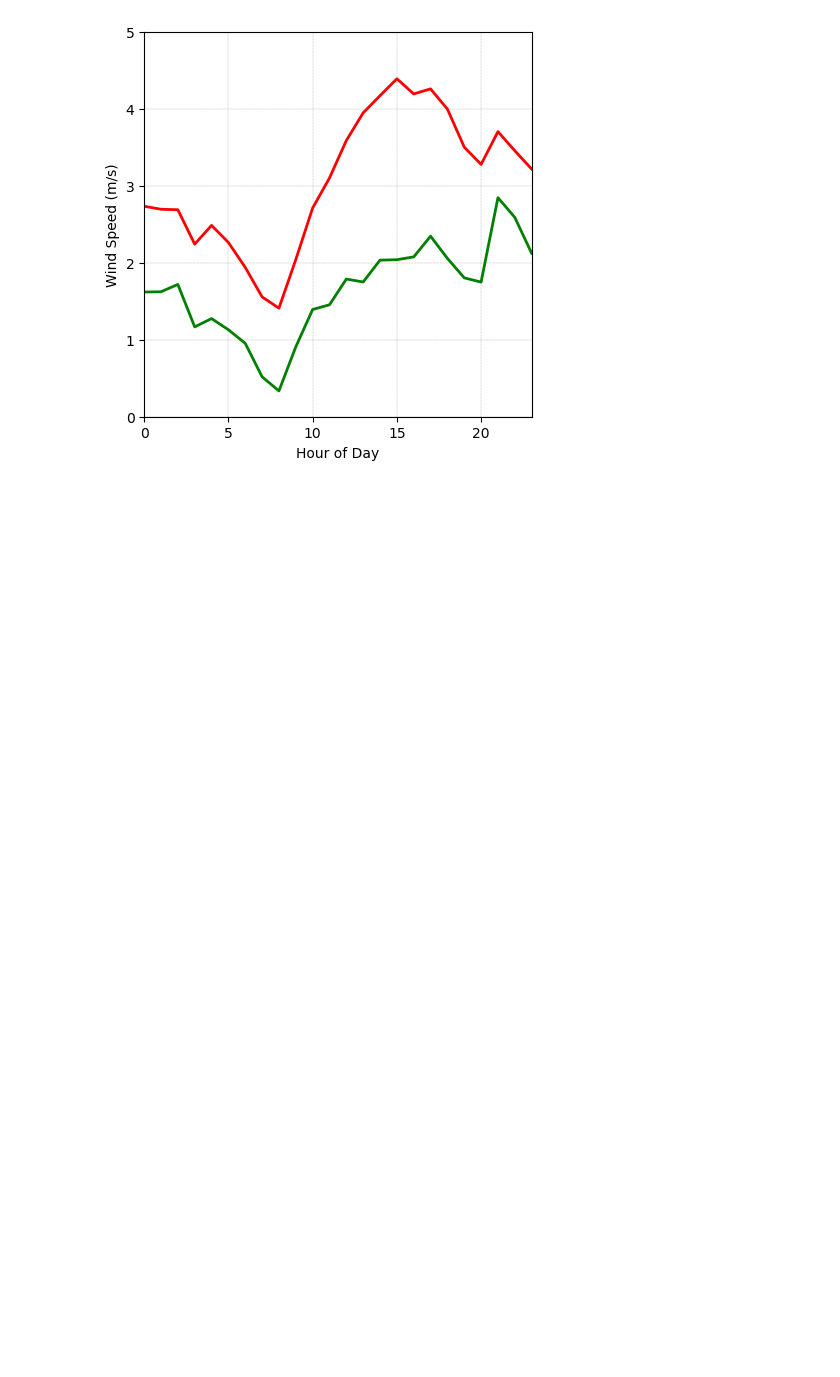
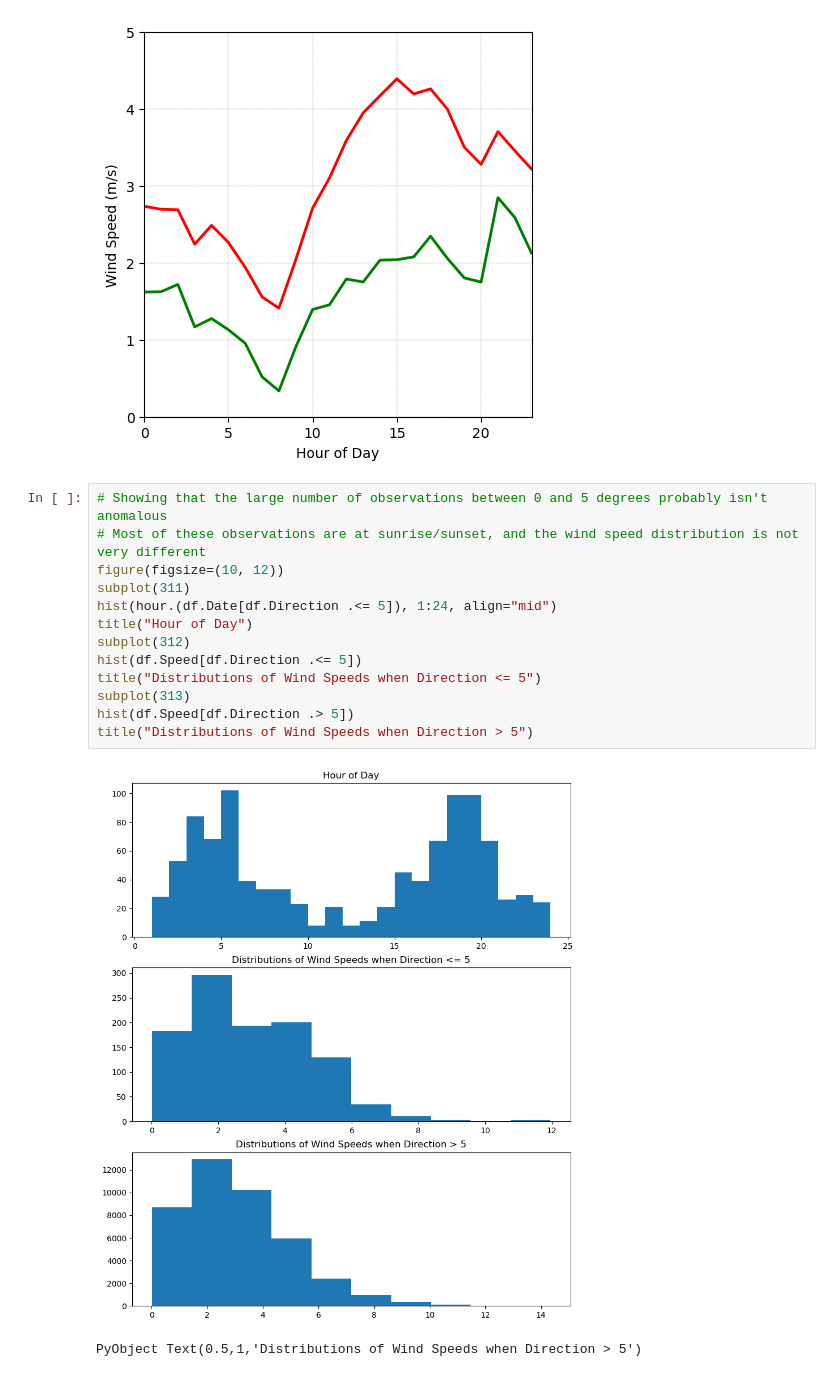
Before and after one commit to weech/atmos_5040_2019, a Jupyter notebook: chapter 2/chapter_2e_2019_jl.ipynb, the cells around one changed output. Cells and saved outputs as stored; diff of their text form; blank space fills up the shorter version.

```diff
--- a/chapter 2/chapter_2e_2019_jl.ipynb
+++ b/chapter 2/chapter_2e_2019_jl.ipynb
@@ -304,3 +304,19 @@ ax[:grid](linestyle="--", color="grey", linewidth=.2)
 savefig("figure_2.15_2019_julia.png")
 # %% [output]
 [figure]
+# %%
+# Showing that the large number of observations between 0 and 5 degrees probably isn't anomalous
+# Most of these observations are at sunrise/sunset, and the wind speed distribution is not very different
+figure(figsize=(10, 12))
+subplot(311)
+hist(hour.(df.Date[df.Direction .<= 5]), 1:24, align="mid")
+title("Hour of Day")
+subplot(312)
+hist(df.Speed[df.Direction .<= 5])
+title("Distributions of Wind Speeds when Direction <= 5")
+subplot(313)
+hist(df.Speed[df.Direction .> 5])
+title("Distributions of Wind Speeds when Direction > 5")
+# %% [output]
+[figure, added]
+PyObject Text(0.5,1,'Distributions of Wind Speeds when Direction > 5')
```
Also changed, not shown: parts of 2 cells of this notebook, 4 other files.
